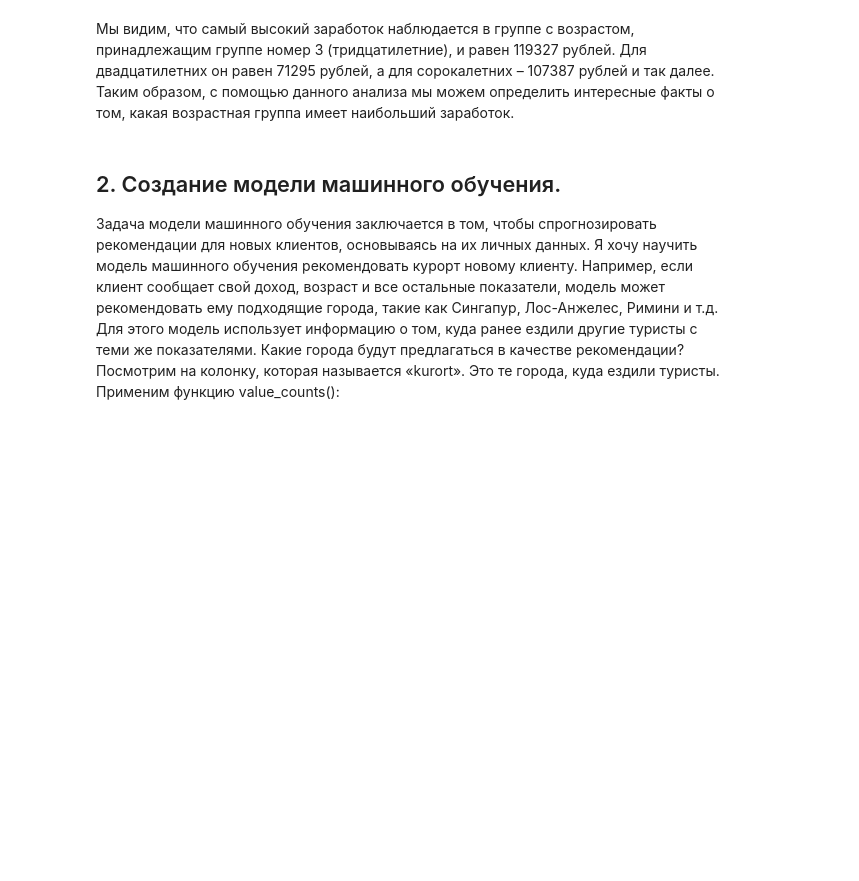
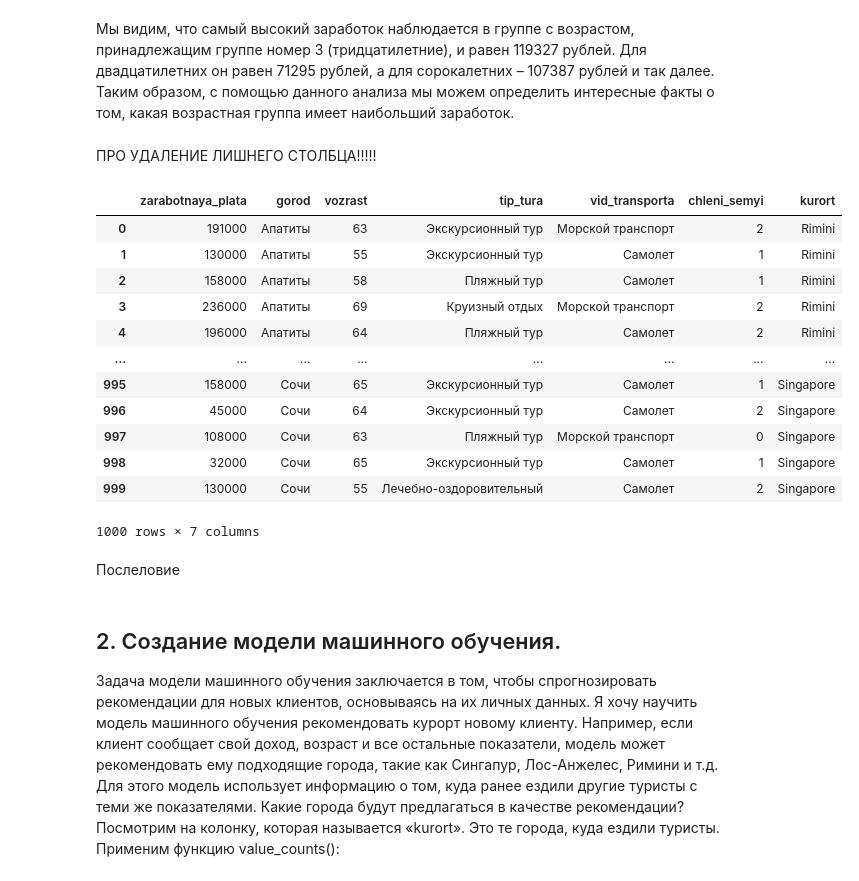
Before and after one commit to Lisica050521/Travel_Suggest, a Jupyter notebook: travel_suggest_model.ipynb, the cells around one changed output. Drawn from its saved outputs; the diff is of its cells as text; code cells hidden in the pictures; blank space fills up the shorter version.

Commit message:
Корректировка 1 части. Добавление темы про удаление столбца из ДатаФрейма

```diff
--- a/travel_suggest_model.ipynb
+++ b/travel_suggest_model.ipynb
@@ -371,6 +371,28 @@ Name: zarabotnaya_plata, dtype: float64
 # %% [markdown]
 Мы видим, что самый высокий заработок наблюдается в группе с возрастом, принадлежащим группе номер 3 (тридцатилетние), и равен 119327 рублей. Для двадцатилетних он равен 71295 рублей, а для сорокалетних – 107387 рублей и так далее.
 Таким образом, с помощью данного анализа мы можем определить интересные факты о том, какая возрастная группа имеет наибольший заработок.
+# %% [markdown]
+ПРО УДАЛЕНИЕ ЛИШНЕГО СТОЛБЦА!!!!!
+# %%
+travelBD.drop("gruppa_vozrostov", axis=1, inplace=True)
+
+travelBD
+# %% [output]
+|  | zarabotnaya_plata | gorod | vozrast | tip_tura | vid_transporta | chleni_semyi | kurort |
+| 0 | 191000 | Апатиты | 63 | Экскурсионный тур | Морской транспорт | 2 | Rimini |
+| 1 | 130000 | Апатиты | 55 | Экскурсионный тур | Самолет | 1 | Rimini |
+| 2 | 158000 | Апатиты | 58 | Пляжный тур | Самолет | 1 | Rimini |
+| 3 | 236000 | Апатиты | 69 | Круизный отдых | Морской транспорт | 2 | Rimini |
+| 4 | 196000 | Апатиты | 64 | Пляжный тур | Самолет | 2 | Rimini |
+| ... | ... | ... | ... | ... | ... | ... | ... |
+| 995 | 158000 | Сочи | 65 | Экскурсионный тур | Самолет | 1 | Singapore |
+| 996 | 45000 | Сочи | 64 | Экскурсионный тур | Самолет | 2 | Singapore |
+| 997 | 108000 | Сочи | 63 | Пляжный тур | Морской транспорт | 0 | Singapore |
+| 998 | 32000 | Сочи | 65 | Экскурсионный тур | Самолет | 1 | Singapore |
+| 999 | 130000 | Сочи | 55 | Лечебно-оздоровительный | Самолет | 2 | Singapore |
+1000 rows × 7 columns
+# %% [markdown]
+Послеловие
 # %% [markdown]
 ## 2. Создание модели машинного обучения.
 Задача модели машинного обучения заключается в том, чтобы спрогнозировать рекомендации для новых клиентов, основываясь на их личных данных. Я хочу научить модель машинного обучения рекомендовать курорт новому клиенту. Например, если клиент сообщает свой доход, возраст и все остальные показатели, модель может рекомендовать ему подходящие города, такие как Сингапур, Лос-Анжелес, Римини и т.д. Для этого модель использует информацию о том, куда ранее ездили другие туристы с теми же показателями. Какие города будут предлагаться в качестве рекомендации? Посмотрим на колонку, которая называется «kurort». Это те города, куда ездили туристы. Применим функцию value_counts():
```
Also changed, not shown: parts of 6 cells of this notebook.
